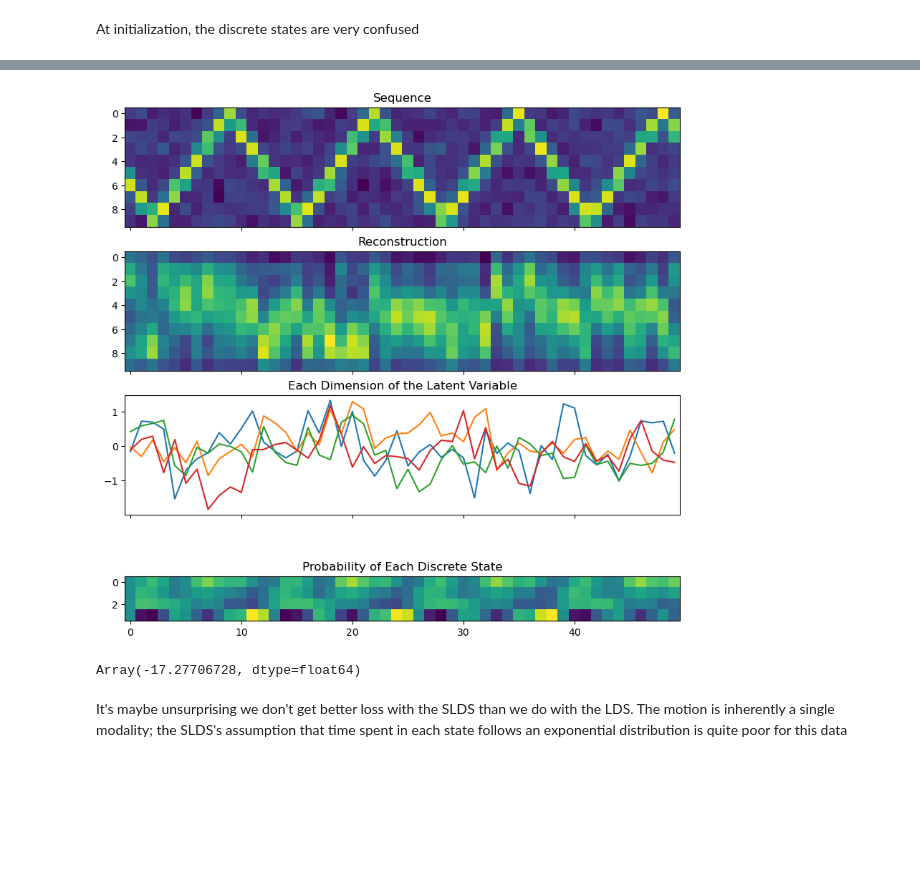
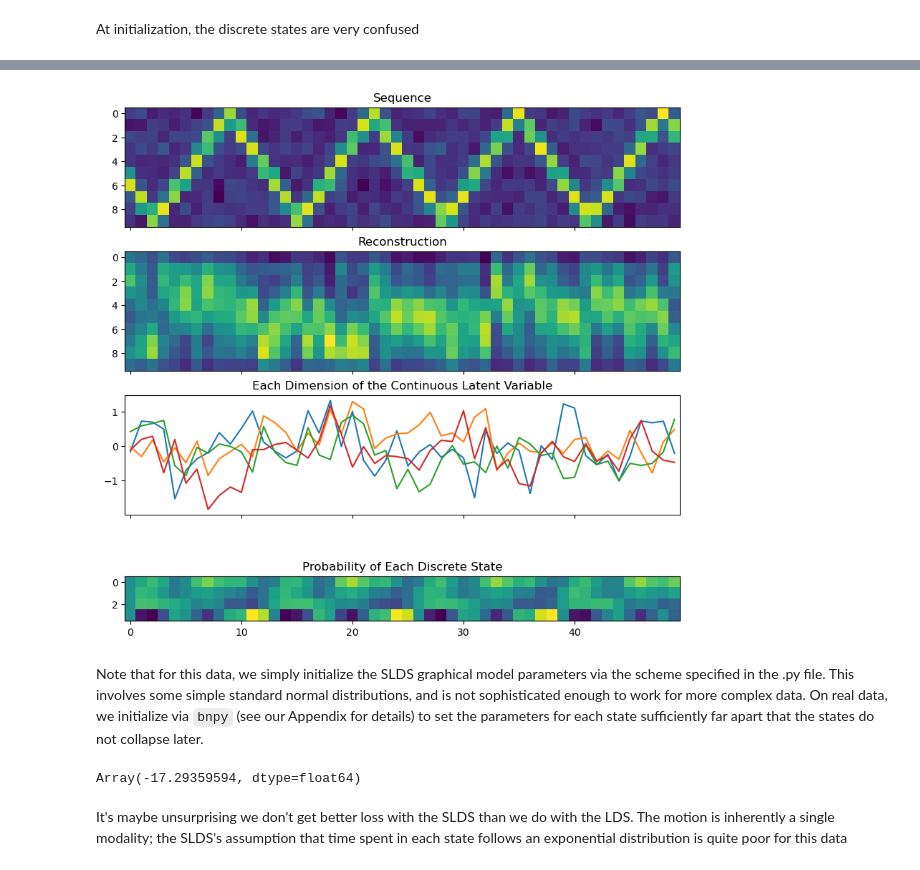
Before and after one commit to hbendekgey/SVAE-Implicit, a Jupyter notebook: svae/04_Sample_Training.ipynb, the cells around one changed output, grey strips where cells are left out. Drawn from its saved outputs; the diff is of its cells as text; code cells hidden in the pictures; blank space fills up the shorter version.

```diff
--- a/svae/04_Sample_Training.ipynb
+++ b/svae/04_Sample_Training.ipynb
@@ -1,10 +3,10 @@
 # %%
 import os
 os.environ['XLA_PYTHON_CLIENT_PREALLOCATE'] = 'false'
-os.environ['TF_CPP_MIN_LOG_LEVEL'] = '2'
+os.environ['TF_CPP_MIN_LOG_LEVEL'] = '3'
 
-from jax.config import config
-config.update("jax_enable_x64", True)
+import jax
+jax.config.update("jax_enable_x64", True)
 
 import jax
 import jax.numpy as jnp
@@ -19,7 +21,6 @@ from scipy.signal import sawtooth
 import matplotlib.pyplot as plt
 import pickle
 import flax
-from jax.config import config
 from networks.layers import LayerNorm
 from tensorflow_probability.substrates.jax import distributions as tfd
 import optax
@@ -267,10 +268,10 @@ for epoch in epoch_pbar:
     if np.isnan(metrics['loss'].item()):
         break
 # %%
-# save_state(warmup_state, 'saved_models/vae_sawtooth')
+save_state(warmup_state, 'saved_models/vae_sawtooth')
 
 # you can load state with
-warmup_state = load_state(warmup_state, 'saved_models/vae_sawtooth')
+# warmup_state = load_state(warmup_state, 'saved_models/vae_sawtooth')
 # %% [markdown]
 How is our reconstruction?
 # %%
@@ -320,7 +321,7 @@ ax[1].imshow(likelihood.mean()[i].T, aspect='auto')
 ax[1].set_title('Reconstruction')
 
 ax[2].plot(debug_metrics['aux'][0][i])
-ax[2].set_title('Each Dimension of the Latent Variable')
+ax[2].set_title('Each Dimension of the Continuous Latent Variable')
 
 cats = debug_metrics['aux'][-1][i]
 padded_cats = jnp.concatenate([jnp.ones_like(cats[:1])/cfg.K, cats], 0)
@@ -335,4 +336,6 @@ plt.show()
-[figure, old version]
+[figure, new version]
+# %% [markdown]
+Note that for this data, we simply initialize the SLDS graphical model parameters via the scheme specified in the .py file. This involves some simple standard normal distributions, and is not sophisticated enough to work for more complex data. On real data, we initialize via `bnpy` (see our Appendix for details) to set the parameters for each state sufficiently far apart that the states do not collapse later.
 # %%
 cfg.slds_epochs = 200
 losses = []
@@ -364,7 +367,7 @@ for batch in test_dataloader:
 
 total_loss
 # %% [output]
-Array(-17.27706728, dtype=float64)
+Array(-17.29359594, dtype=float64)
 # %% [markdown]
 It's maybe unsurprising we don't get better loss with the SLDS than we do with the LDS. The motion is inherently a single modality; the SLDS's assumption that time spent in each state follows an exponential distribution is quite poor for this data
 # %%
```
Also changed, not shown: parts of 16 cells of this notebook, 4 other files.
